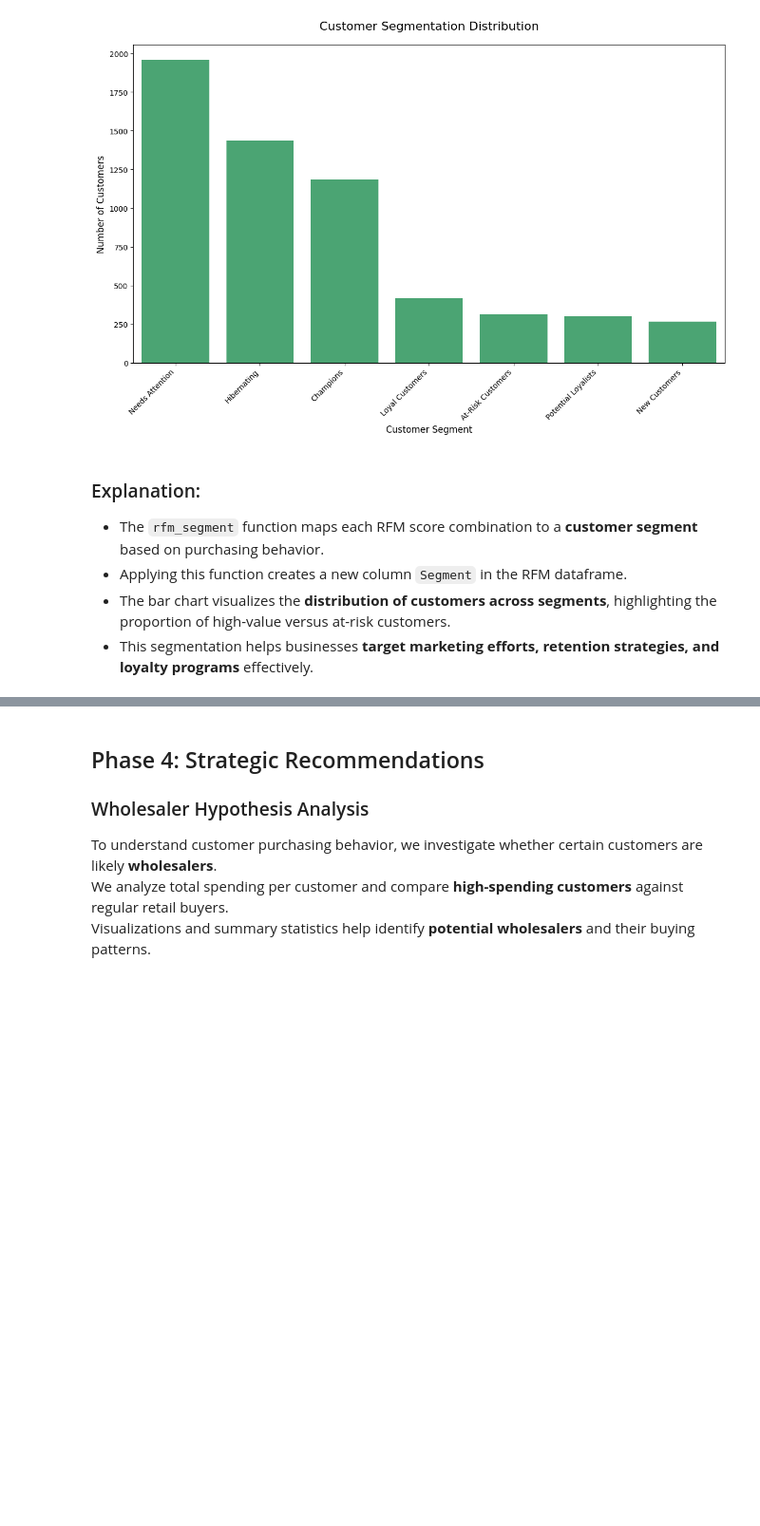
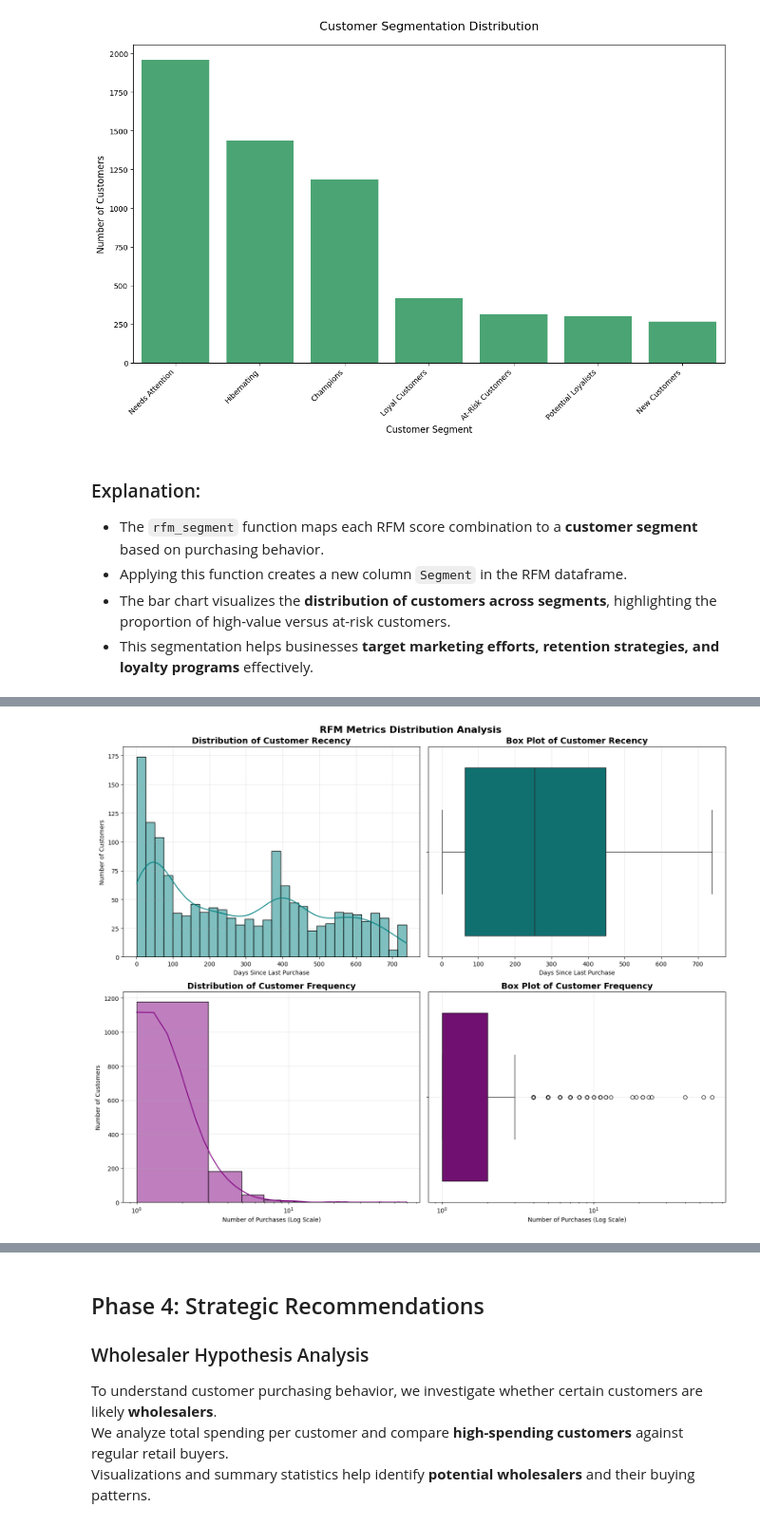
Before and after one commit to Chathura0607/Retail_Mind, a Jupyter notebook: data_cleaning.ipynb, the cells around one changed output, grey strips where cells are left out. Shown at 95% size. Drawn from its saved outputs; the diff is of its cells as text; code cells hidden in the pictures; blank space fills up the shorter version.

Commit message:
modified some codes with regards to the chart creation

```diff
--- a/data_cleaning.ipynb
+++ b/data_cleaning.ipynb
@@ -1104,3 +1104,86 @@ customer_id
 - Applying this function creates a new column `Segment` in the RFM dataframe.
 - The bar chart visualizes the **distribution of customers across segments**, highlighting the proportion of high-value versus at-risk customers.
 - This segmentation helps businesses **target marketing efforts, retention strategies, and loyalty programs** effectively.
+# %%
+# Import necessary libraries
+import pandas as pd
+import numpy as np
+import matplotlib.pyplot as plt
+import seaborn as sns
+from datetime import datetime
+
+# 1. LOAD YOUR DATA
+print("Loading data...")
+df = pd.read_csv('Data/online_retail.csv', parse_dates=['InvoiceDate'])
+
+# 2. CLEAN YOUR DATA
+print("Cleaning data...")
+df_clean = df.copy()
+
+# Remove rows with missing Customer ID
+df_clean = df_clean.dropna(subset=['Customer ID'])
+
+# Remove cancelled transactions (invoices starting with 'C')
+df_clean = df_clean[~df_clean['Invoice'].astype(str).str.startswith('C')]
+
+# Remove transactions with zero or negative price
+df_clean = df_clean[df_clean['Price'] > 0]
+
+# Calculate TotalPrice for each transaction
+df_clean['TotalPrice'] = df_clean['Quantity'] * df_clean['Price']
+
+# Remove non-product items (like POSTAGE, BANK CHARGES, etc.)
+df_clean = df_clean[~df_clean['Description'].str.isupper()]
+
+print(f"Data cleaning complete! Final shape: {df_clean.shape}")
+
+# 3. CALCULATE RFM METRICS
+print("Calculating RFM metrics...")
+present_date = df_clean['InvoiceDate'].max() + pd.Timedelta(days=1)
+
+rfm = df_clean.groupby('Customer ID').agg({
+    'InvoiceDate': lambda x: (present_date - x.max()).days,  # Recency
+    'Invoice': 'nunique',                                    # Frequency
+    'TotalPrice': 'sum'                                      # Monetary
+}).rename(columns={'InvoiceDate': 'Recency', 'Invoice': 'Frequency', 'TotalPrice': 'Monetary'})
+
+print("RFM calculation complete!")
+print(f"RFM table shape: {rfm.shape}")
+print(rfm.head())
+
+# 4. CREATE THE RFM DISTRIBUTION CHART
+print("Creating visualization...")
+fig, axes = plt.subplots(2, 2, figsize=(15, 12))
+
+# --- Top Row: Recency Analysis ---
+sns.histplot(rfm['Recency'], bins=30, kde=True, ax=axes[0, 0], color='teal')
+axes[0, 0].set_title('Distribution of Customer Recency', fontweight='bold', fontsize=14)
+axes[0, 0].set_xlabel('Days Since Last Purchase')
+axes[0, 0].set_ylabel('Number of Customers')
+axes[0, 0].grid(True, alpha=0.3)
+
+sns.boxplot(x=rfm['Recency'], ax=axes[0, 1], color='teal')
+axes[0, 1].set_title('Box Plot of Customer Recency', fontweight='bold', fontsize=14)
+axes[0, 1].set_xlabel('Days Since Last Purchase')
+axes[0, 1].grid(True, alpha=0.3)
+
+# --- Bottom Row: Frequency Analysis ---
+sns.histplot(rfm['Frequency'], bins=30, kde=True, ax=axes[1, 0], color='purple')
+axes[1, 0].set_title('Distribution of Customer Frequency', fontweight='bold', fontsize=14)
+axes[1, 0].set_xlabel('Number of Purchases (Log Scale)')
+axes[1, 0].set_ylabel('Number of Customers')
+axes[1, 0].set_xscale('log')
+axes[1, 0].grid(True, alpha=0.3)
+
+sns.boxplot(x=rfm['Frequency'], ax=axes[1, 1], color='purple')
+axes[1, 1].set_title('Box Plot of Customer Frequency', fontweight='bold', fontsize=14)
+axes[1, 1].set_xlabel('Number of Purchases (Log Scale)')
+axes[1, 1].set_xscale('log')
+axes[1, 1].grid(True, alpha=0.3)
+
+plt.suptitle('RFM Metrics Distribution Analysis', fontsize=16, fontweight='bold', y=0.98)
+plt.tight_layout()
+plt.show()
+
+print("All done! Chart created successfully.")
+# %% [output]
@@ -1106,0 +1204 @@ customer_id
+[figure, added]
```
Also changed, not shown: parts of 4 cells of this notebook.
